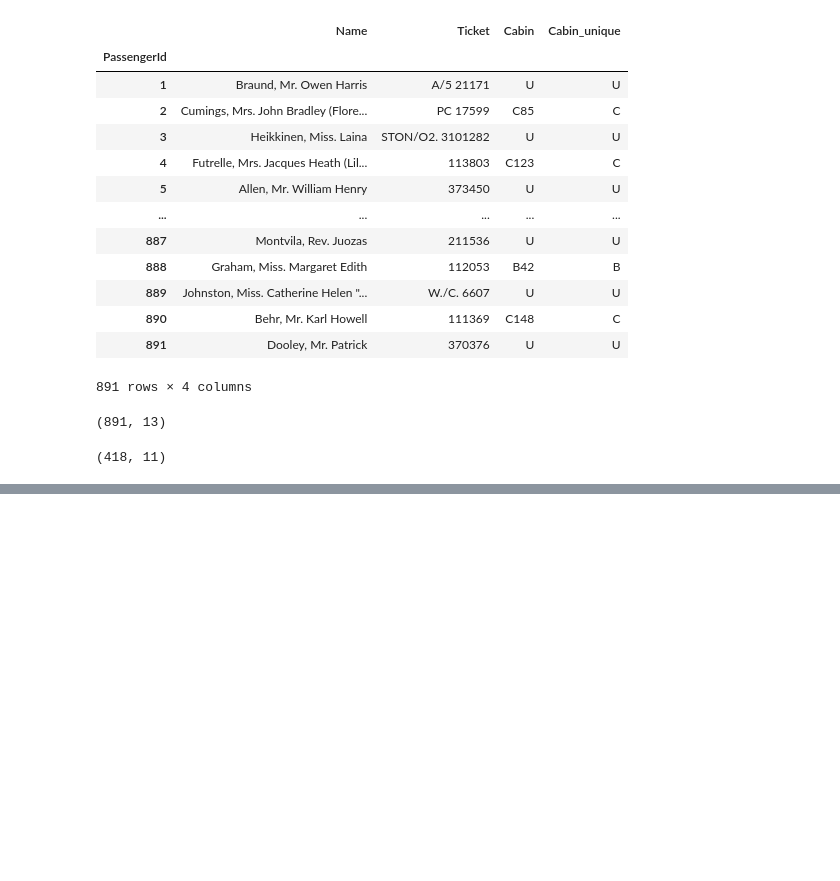
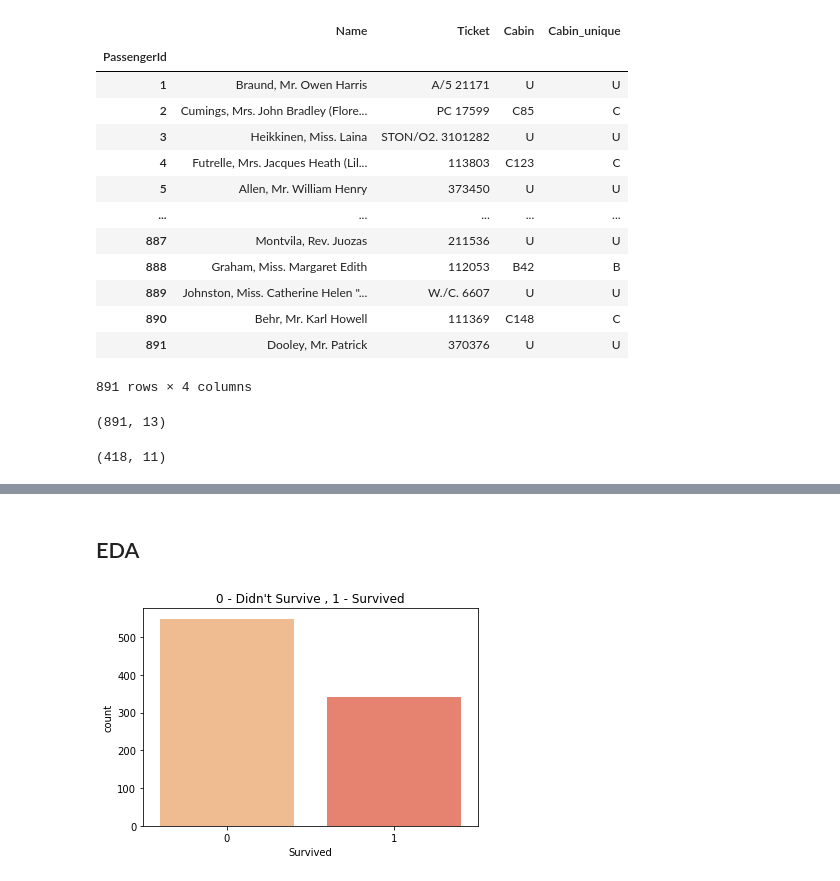
Before and after one commit to Tanya-18/Exploratory-Data-Analysis, a Jupyter notebook: Titanic/EDA - Titanic.ipynb, the cells around one changed output, grey strips where cells are left out. Saved outputs shown, nothing was run; the diff lists cells and outputs as text; code cells hidden in the pictures; blank space fills up the shorter version.

```diff
--- a/Titanic/EDA - Titanic.ipynb
+++ b/Titanic/EDA - Titanic.ipynb
@@ -430,0 +441,8 @@ sns.boxplot(x = df1['Fare'])
+# %% [markdown]
+## EDA
+# %%
+sns.countplot(x ="Survived", data = df1)
+plt.title("0 - Didn't Survive , 1 - Survived")
+plt.show()
+# %% [output]
+[figure, added]
```
Also changed, not shown: parts of 18 cells of this notebook, 2 other files.
